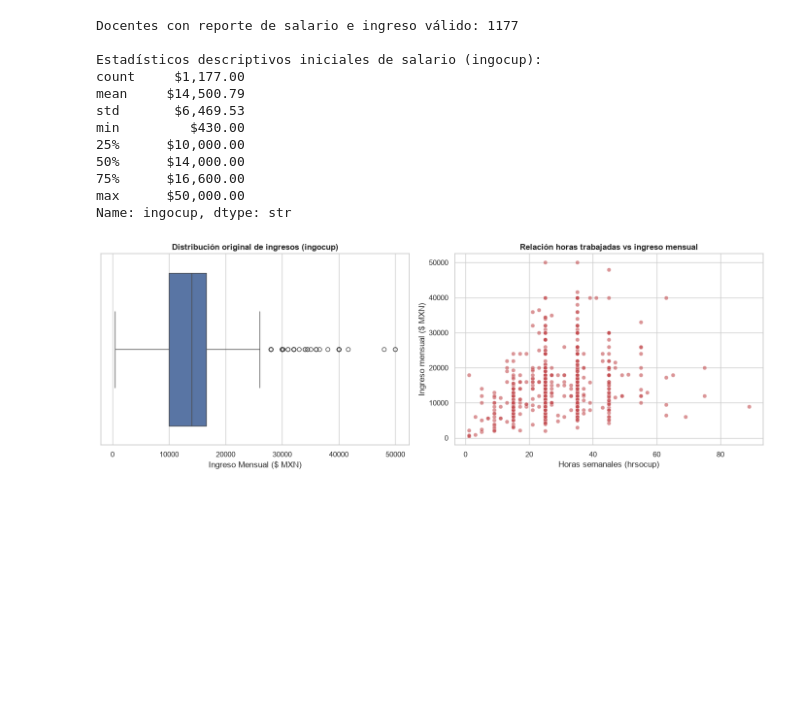
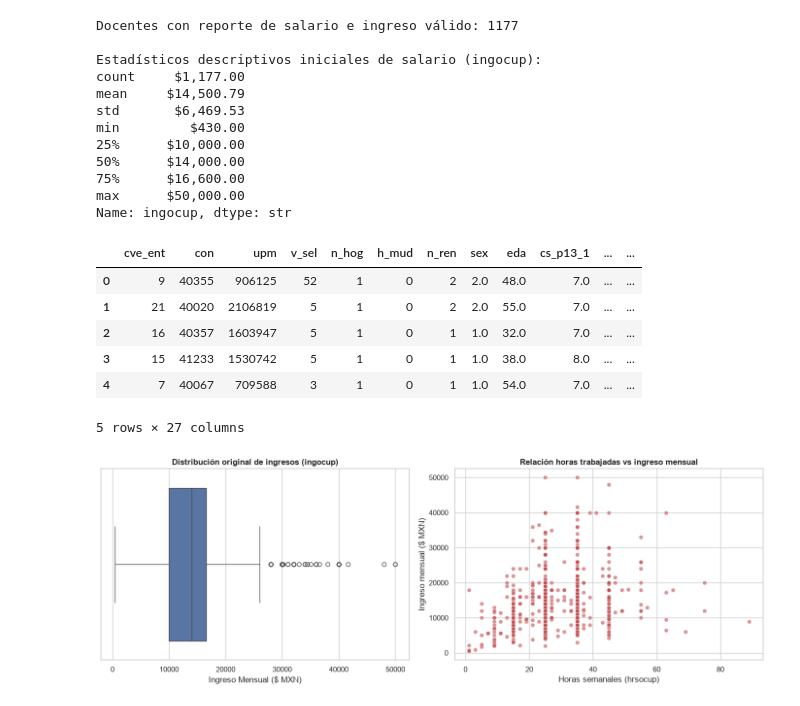
Before and after one commit to Arepaman777/An-lisis-predictivo-y-estad-stico-de-la-empleabilidad-y-salarios-del-sector-docente-en-M-xico, a Jupyter notebook: analisis_salarial_docente/notebooks/01_limpieza_y_anomalias.ipynb, the cells around one changed output. Cells and saved outputs as stored; diff of their text form; code cells hidden in the pictures; blank space fills up the shorter version.

```diff
--- a/analisis_salarial_docente/notebooks/01_limpieza_y_anomalias.ipynb
+++ b/analisis_salarial_docente/notebooks/01_limpieza_y_anomalias.ipynb
@@ -36,6 +36,16 @@ min         $430.00
 75%      $16,600.00
 max      $50,000.00
 Name: ingocup, dtype: str
+# %%
+df.head()
+# %% [output]
+|  | cve_ent | con | upm | v_sel | n_hog | h_mud | n_ren | sex | eda | cs_p13_1 | ... | ... |
+| 0 | 9 | 40355 | 906125 | 52 | 1 | 0 | 2 | 2.0 | 48.0 | 7.0 | ... | ... |
+| 1 | 21 | 40020 | 2106819 | 5 | 1 | 0 | 2 | 2.0 | 55.0 | 7.0 | ... | ... |
+| 2 | 16 | 40357 | 1603947 | 5 | 1 | 0 | 1 | 1.0 | 32.0 | 7.0 | ... | ... |
+| 3 | 15 | 41233 | 1530742 | 5 | 1 | 0 | 1 | 1.0 | 38.0 | 8.0 | ... | ... |
+| 4 | 7 | 40067 | 709588 | 3 | 1 | 0 | 1 | 1.0 | 54.0 | 7.0 | ... | ... |
+5 rows × 27 columns
 # %%
 fig, axes = plt.subplots(1, 2, figsize=(14, 5))
 
```
Also changed, not shown: 2 other files.
